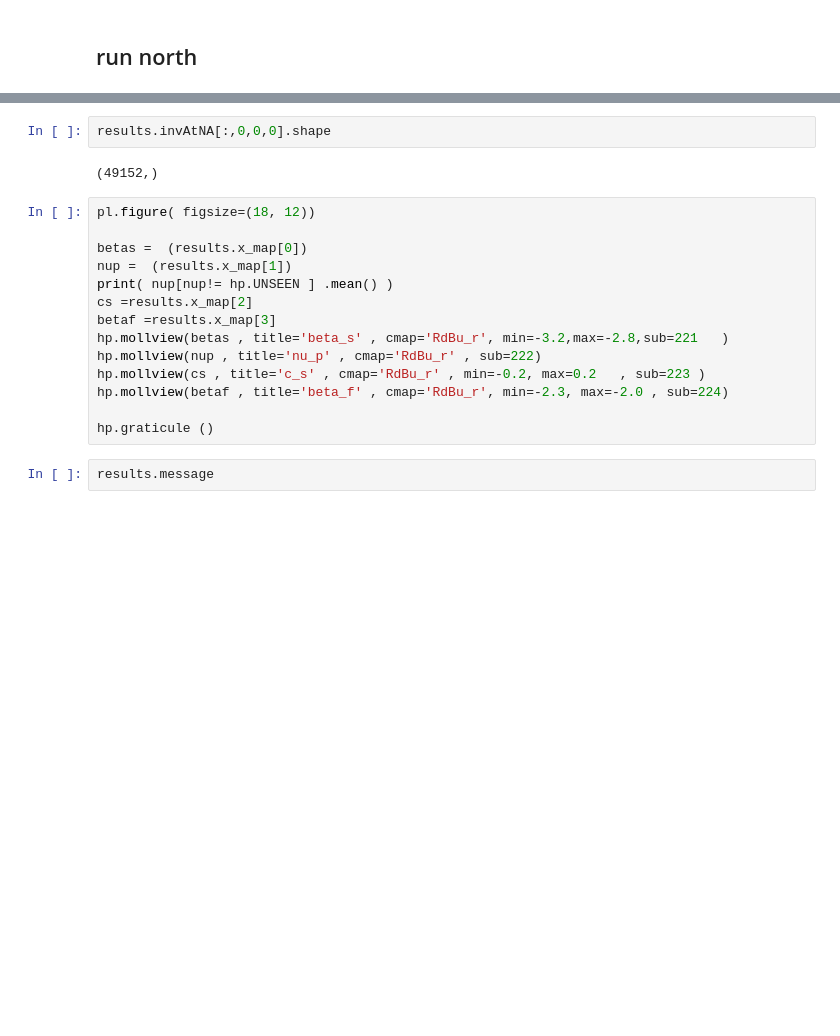
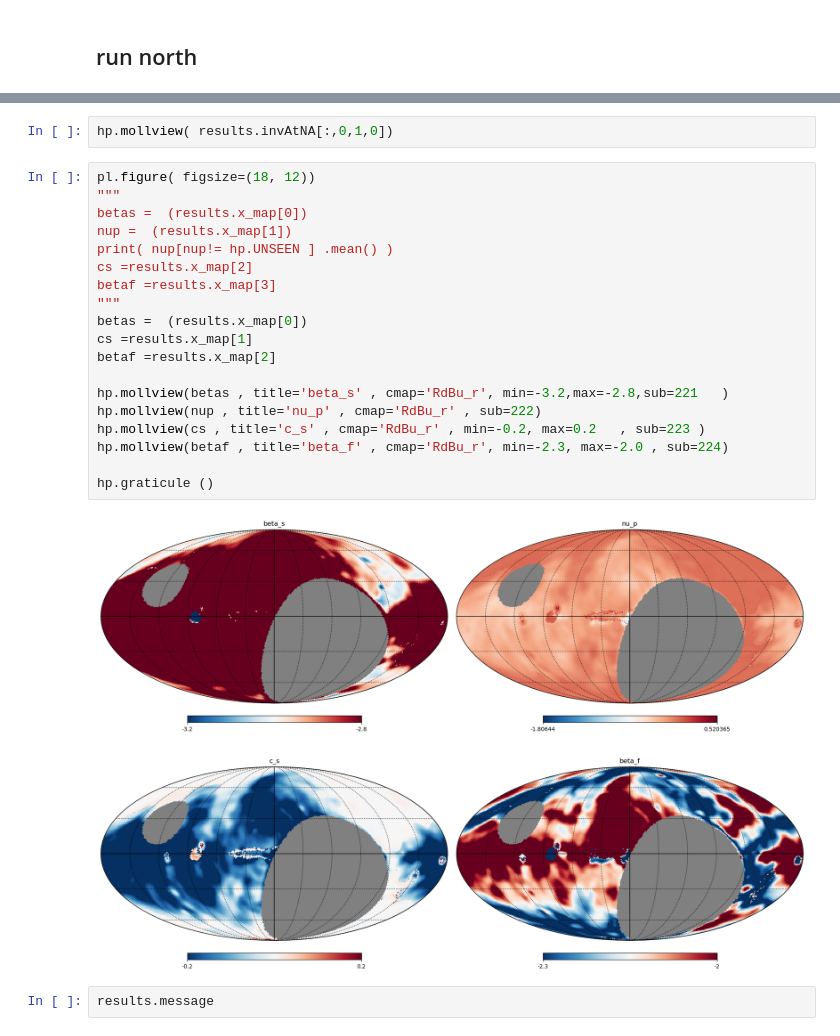
Before and after one commit to giuspugl/fitting_synchrotron, a Jupyter notebook: fgb_runs_coarse.ipynb, the cells around one changed output, grey strips where cells are left out. Saved outputs shown, nothing was run; the diff lists cells and outputs as text; blank space fills up the shorter version.

```diff
--- a/fgb_runs_coarse.ipynb
+++ b/fgb_runs_coarse.ipynb
@@ -225,21 +279,26 @@ KeyboardInterrupt:
 # %%
-results.invAtNA[:,0,0,0].shape
+hp.mollview( results.invAtNA[:,0,1,0])
-# %% [output]
-(49152,)
 # %%
 pl.figure( figsize=(18, 12))
-
+"""
 betas =  (results.x_map[0])
 nup =  (results.x_map[1])
 print( nup[nup!= hp.UNSEEN ] .mean() )
 cs =results.x_map[2]
 betaf =results.x_map[3]
+"""
+betas =  (results.x_map[0])
+cs =results.x_map[1]
+betaf =results.x_map[2]
+
 hp.mollview(betas , title='beta_s' , cmap='RdBu_r', min=-3.2,max=-2.8,sub=221   )
 hp.mollview(nup , title='nu_p' , cmap='RdBu_r' , sub=222)
 hp.mollview(cs , title='c_s' , cmap='RdBu_r' , min=-0.2, max=0.2   , sub=223 )
 hp.mollview(betaf , title='beta_f' , cmap='RdBu_r', min=-2.3, max=-2.0 , sub=224)
 
 hp.graticule ()
+# %% [output]
+[figure, added]
 # %%
 results.message
 # %% [output]
```
Also changed, not shown: parts of 13 cells of this notebook, 5 other files.
